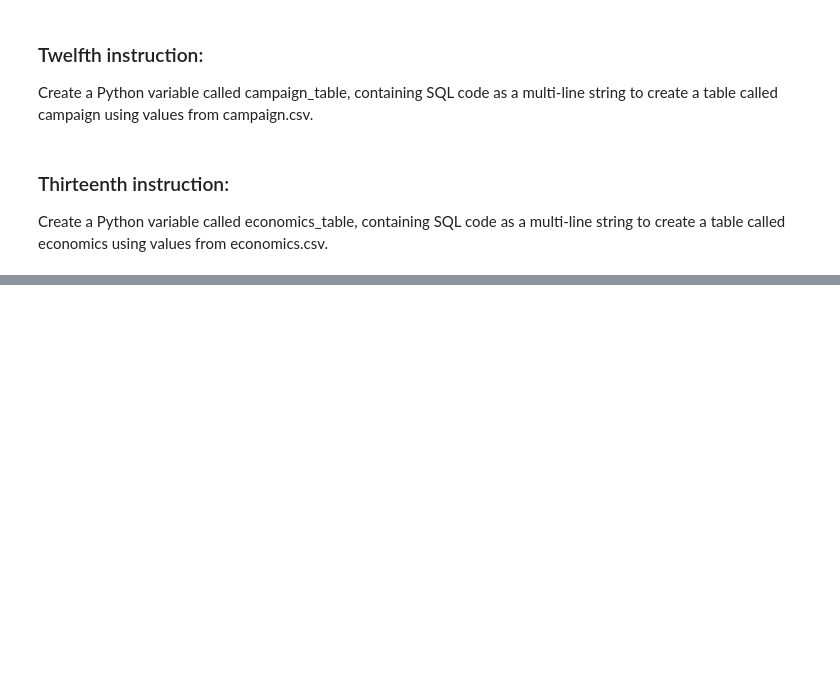
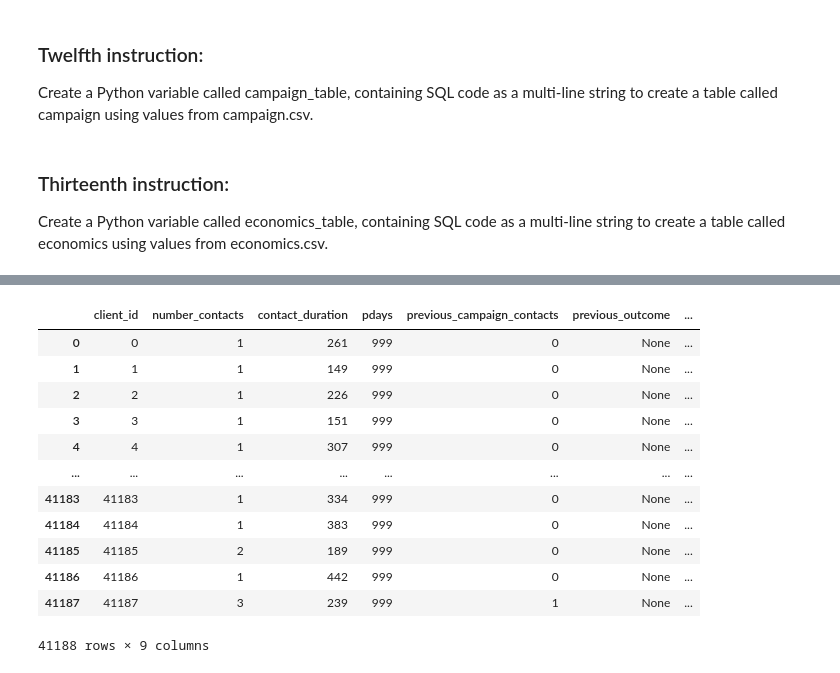
Before and after one commit to M21x1/designing_bank_marketing_database, a Jupyter notebook: database_design.ipynb, the cells around one changed output, grey strips where cells are left out. Saved outputs shown, nothing was run; the diff lists cells and outputs as text; code cells hidden in the pictures; blank space fills up the shorter version.

```diff
--- a/database_design.ipynb
+++ b/database_design.ipynb
@@ -243,0 +338,18 @@ economics_table = '''
+# %%
+# For campaign_data table
+campaign_df = pd.read_sql('SELECT * FROM campaign_data', engine)
+campaign_df
+# %% [output]
+|  | client_id | number_contacts | contact_duration | pdays | previous_campaign_contacts | previous_outcome | ... |
+| 0 | 0 | 1 | 261 | 999 | 0 | None | ... |
+| 1 | 1 | 1 | 149 | 999 | 0 | None | ... |
+| 2 | 2 | 1 | 226 | 999 | 0 | None | ... |
+| 3 | 3 | 1 | 151 | 999 | 0 | None | ... |
+| 4 | 4 | 1 | 307 | 999 | 0 | None | ... |
+| ... | ... | ... | ... | ... | ... | ... | ... |
+| 41183 | 41183 | 1 | 334 | 999 | 0 | None | ... |
+| 41184 | 41184 | 1 | 383 | 999 | 0 | None | ... |
+| 41185 | 41185 | 2 | 189 | 999 | 0 | None | ... |
+| 41186 | 41186 | 1 | 442 | 999 | 0 | None | ... |
+| 41187 | 41187 | 3 | 239 | 999 | 1 | None | ... |
+41188 rows × 9 columns
```
Also changed, not shown: parts of 11 cells of this notebook.
